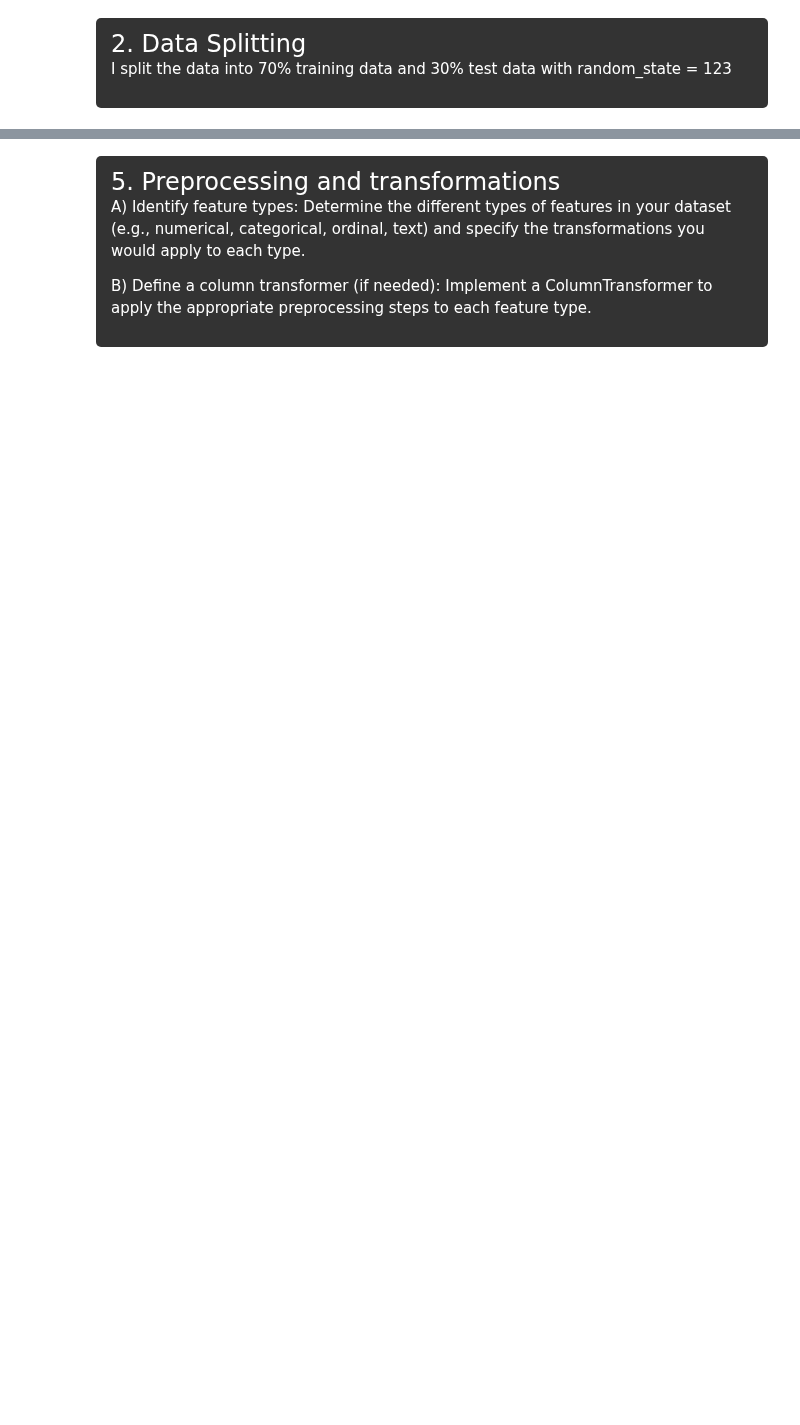
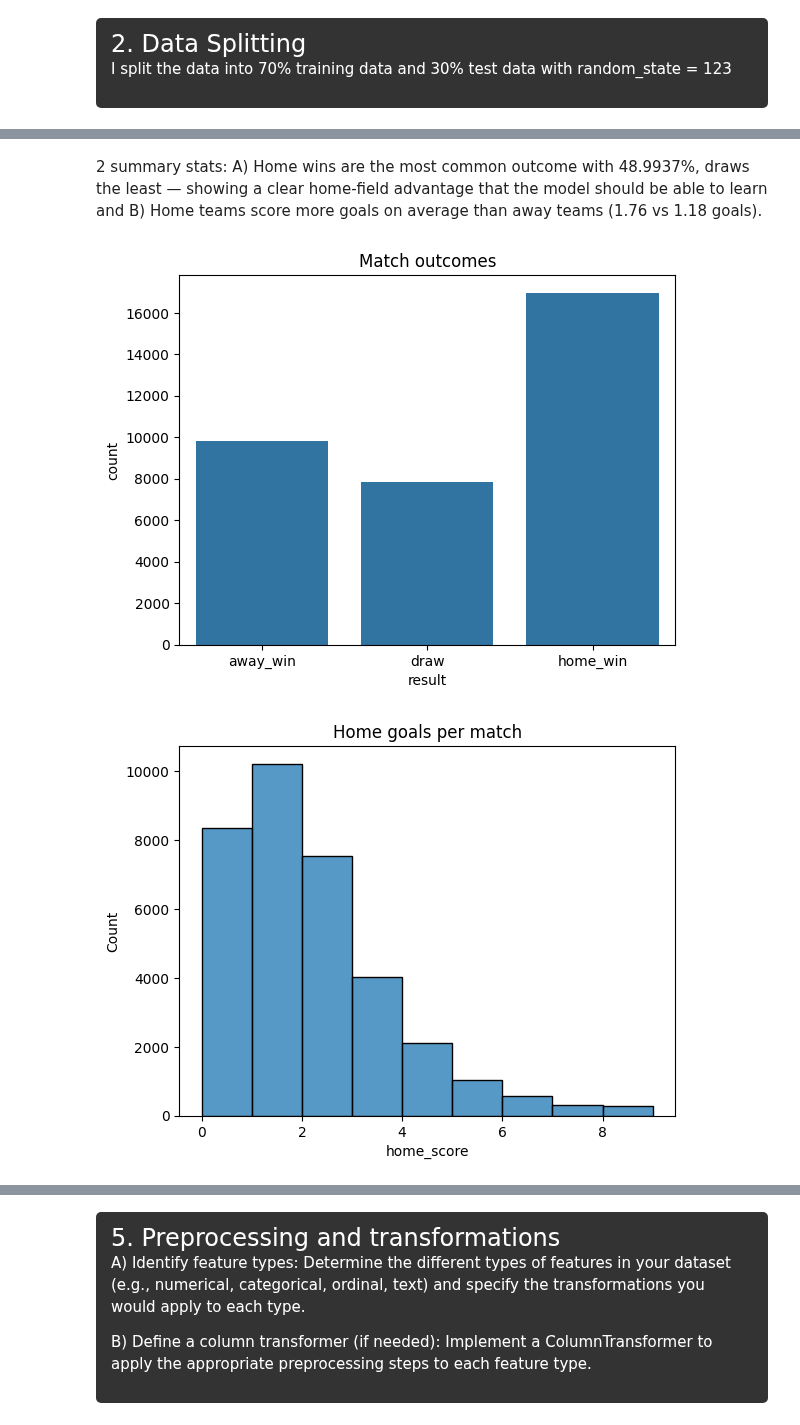
Before and after one commit to sabrinayuan07-cloud/World-Cup-2026-Predictor, a Jupyter notebook: world_cup_predictor.ipynb, the cells around one changed output, grey strips where cells are left out. Saved outputs shown, nothing was run; the diff lists cells and outputs as text; code cells hidden in the pictures; blank space fills up the shorter version.

Commit message:
Switch to real match-results dataset, add form features, baseline + logistic regression

```diff
--- a/world_cup_predictor.ipynb
+++ b/world_cup_predictor.ipynb
@@ -78,0 +66,13 @@ Warning: Looks like you're using an outdated `kagglehub` version (installed: 0.3
+# %%
+import kagglehub
+from kagglehub import KaggleDatasetAdapter
+
+file_path = "results.csv"
+
+df = kagglehub.dataset_load(
+    KaggleDatasetAdapter.PANDAS,
+    "martj42/international-football-results-from-1872-to-2017",
+    file_path,
+)
+
+df.head()
@@ -84,6 +92,10 @@ I split the data into 70% training data and 30% test data with random_state = 12
 
 </div>
 # %%
+df['result'] = np.select(
+    [df['home_score'] > df['away_score'], df['home_score'] < df['away_score']],
+    ['home_win', 'away_win'], default='draw')
+
 train_df, test_df = train_test_split(df, test_size=0.3, random_state=123)
 # %% [markdown]
 <div style="background-color: #333333; color: #FFFFFF; padding: 15px; border-radius: 5px;">
@@ -134,0 +155,12 @@ train_df.describe()
+# %% [markdown]
+2 summary stats: A) Home wins are the most common outcome with 48.9937%, draws the least — showing a clear home-field advantage that the model should be able to learn and B) Home teams score more goals on average than away teams (1.76 vs 1.18 goals).
+# %%
+import seaborn as sns, matplotlib.pyplot as plt
+sns.countplot(x='result', data=train_df)
+plt.title('Match outcomes'); plt.show()
+
+sns.histplot(train_df['home_score'], bins=range(0,10))
+plt.title('Home goals per match'); plt.show()
+# %% [output]
+[figure, added]
+[figure, added]
```
Also changed, not shown: parts of 17 cells of this notebook, 1 other file.
